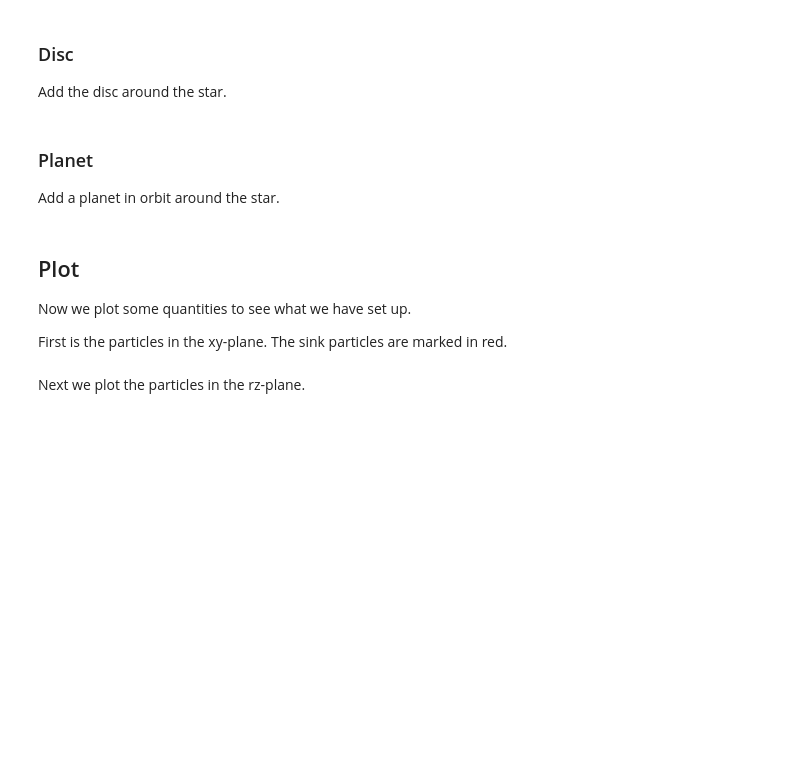
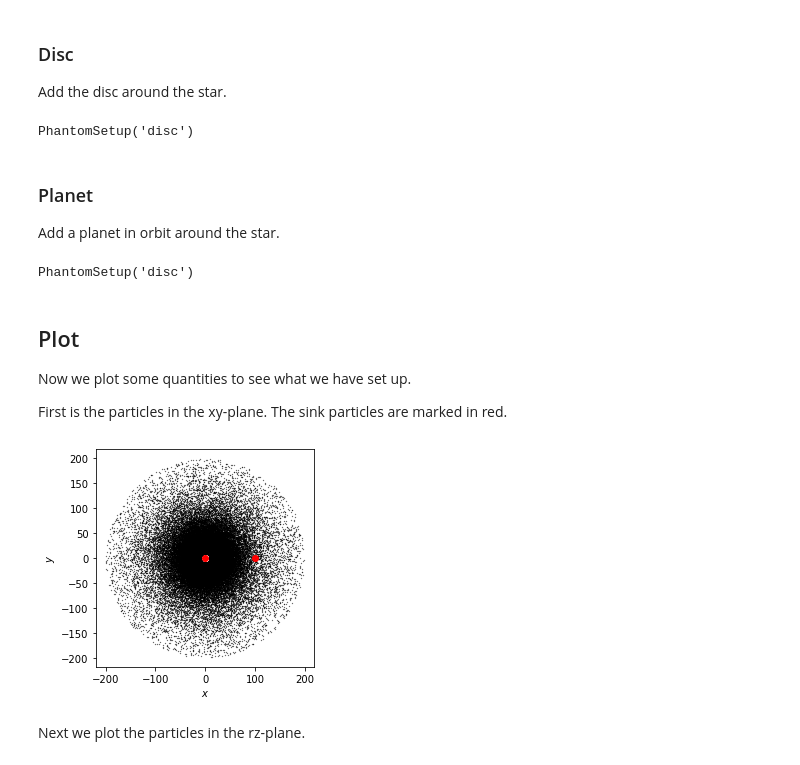
Before and after one commit to dmentipl/phantom-setup, a Jupyter notebook: examples/setup_disc.ipynb, the cells around one changed output. Drawn from its saved outputs; the diff is of its cells as text; code cells hidden in the pictures; blank space fills up the shorter version.

```diff
--- a/examples/setup_disc.ipynb
+++ b/examples/setup_disc.ipynb
@@ -162,8 +170,7 @@ setup.add_sink(
 
 Add the disc around the star.
 # %%
-disc = phantomsetup.Disc()
-disc.add_particles(
+disc = phantomsetup.Disc(
     particle_type=particle_type,
     number_of_particles=number_of_particles,
     disc_mass=disc_mass,
@@ -174,9 +181,12 @@ disc.add_particles(
     reference_radius=reference_radius,
     stellar_mass=stellar_mass,
     gravitational_constant=gravitational_constant,
-    args=(radius_critical, gamma),
+    extra_args=(radius_critical, gamma),
 )
-setup.add_disc(disc)
+
+setup.add_container(disc)
+# %% [output]
+PhantomSetup('disc')
 # %% [markdown]
 ### Planet
 
@@ -188,6 +198,8 @@ setup.add_sink(
     position=planet_position,
     velocity=planet_velocity,
 )
+# %% [output]
+PhantomSetup('disc')
 # %% [markdown]
 ## Plot
 
@@ -195,13 +207,17 @@ Now we plot some quantities to see what we have set up.
 
 First is the particles in the xy-plane. The sink particles are marked in red.
 # %%
+x, y, z = disc.arrays['position'][:, 0], disc.arrays['position'][:, 1], disc.arrays['position'][:, 2]
+
 fig, ax = plt.subplots()
-ax.plot(setup.x[::10], setup.y[::10], 'k.', ms=0.5)
+ax.plot(x[::10], y[::10], 'k.', ms=0.5)
 for sink in setup.sinks:
     ax.plot(sink.position[0], sink.position[1], 'ro')
 ax.set_xlabel('$x$')
 ax.set_ylabel('$y$')
 ax.set_aspect('equal')
+# %% [output]
+[figure, added]
 # %% [markdown]
 Next we plot the particles in the rz-plane.
 # %%
```
Also changed, not shown: parts of 8 cells of this notebook, 10 other files.
